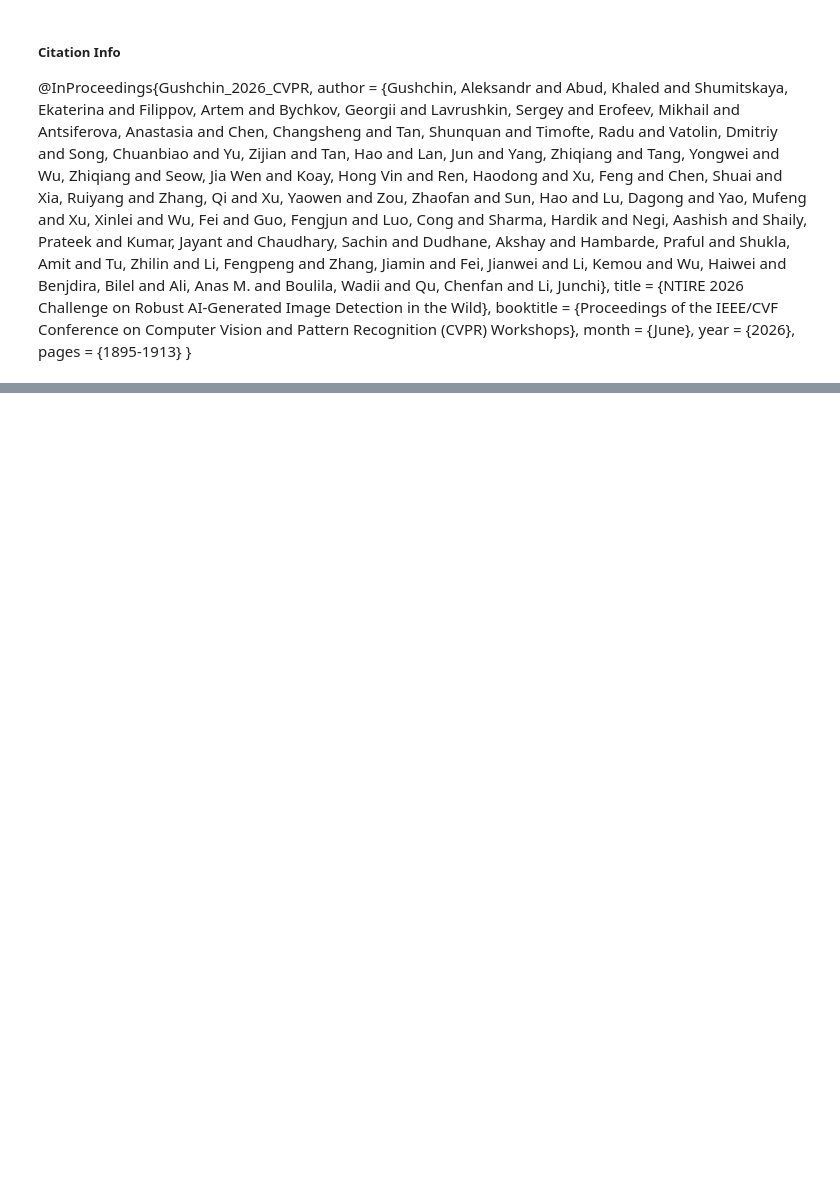
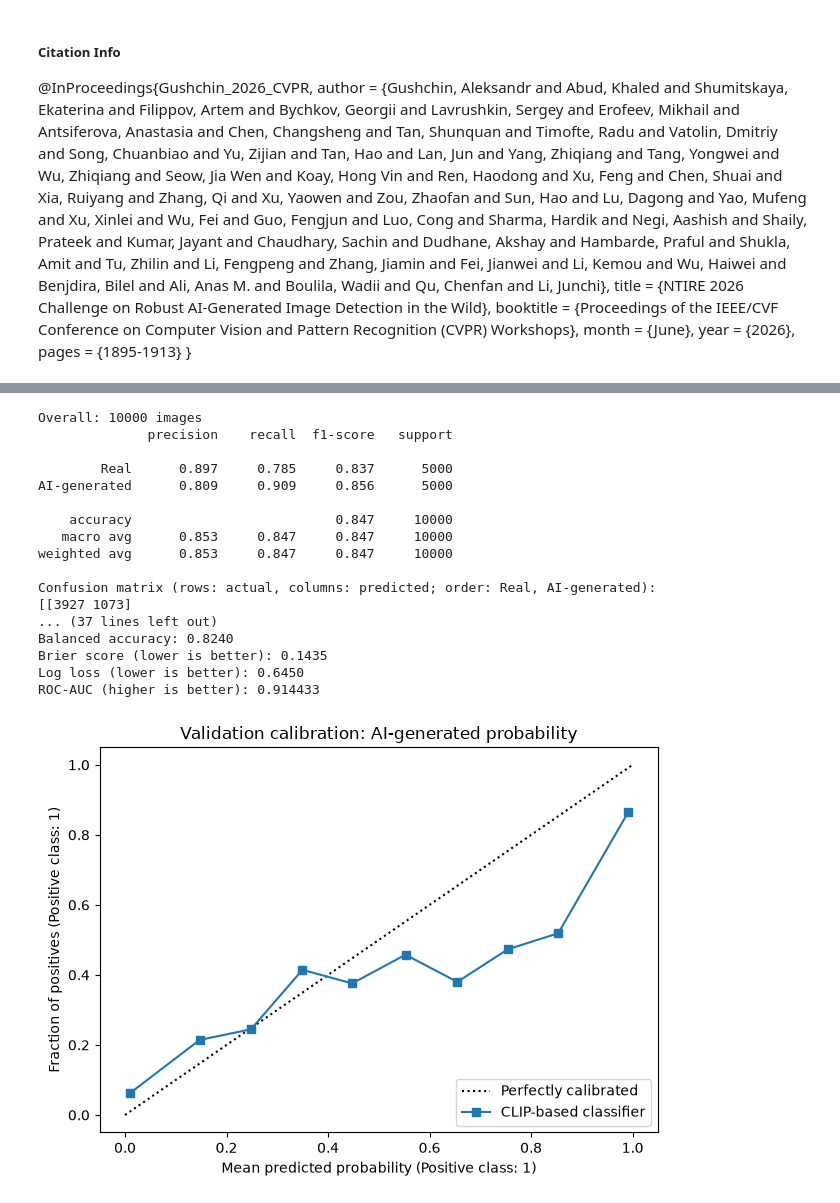
Before and after one commit to lbutch18/AI-Generated-Image-Detection, a Jupyter notebook: training/ntire/training_notebooks/CLIP_tuning.ipynb, the cells around one changed output, grey strips where cells are left out. Cells and saved outputs as stored; diff of their text form; code cells hidden in the pictures; blank space fills up the shorter version.

Commit message:
Fine tune CLIP model with attached classifer (frozen except for last encoder layer

```diff
--- a/training/ntire/training_notebooks/CLIP_tuning.ipynb
+++ b/training/ntire/training_notebooks/CLIP_tuning.ipynb
@@ -87,0 +117,4 @@ model.to(device)
+# %%
+# Set up model
+model = CLIPBinaryClassifier(encoder)
+model.to(device)
@@ -92,23 +143,9 @@ import torch.optim as optim
 
 criterion = nn.CrossEntropyLoss()
 optimizer = optim.Adam([
-    {"params": model.layer3.parameters(), "lr": 1e-5},
-    {"params": model.layer4.parameters(), "lr": 1e-5},
-    {"params": model.fc.parameters(), "lr": 1e-4},
+    {"params": model.classifier.parameters(), "lr": 1e-4},
+    {"params": model.encoder.encoder.layers[-1].parameters(), "lr": 1e-5}
 ])
-# %%
-checkpoint = torch.load(
-    "../models/ResNet50_official_resume.pth",
-    map_location=device,
-    weights_only=True,
-)
-
-model.load_state_dict(checkpoint["model_state"])
-optimizer.load_state_dict(checkpoint["optimizer_state"])
-
-start_epoch = checkpoint["epoch"]  # Repeat the interrupted epoch.
-best_roc_auc = checkpoint["best_roc_auc"]
-miss_count = checkpoint["miss_count"]
 # %%
 # Train/eval loop
 from sklearn.metrics import roc_auc_score
@@ -117,7 +154,7 @@ best_roc_auc = float('-inf')
 miss_count = 0
 max_misses = 5
 
-for epoch in range(start_epoch, 50):
+for epoch in range(50):
     model.train()
 
     running_loss = 0.0
@@ -141,6 +178,7 @@ for epoch in range(start_epoch, 50):
     # Validation
     model.eval()
     y_true, y_ai_probability = [], []
+    y_true_hard, y_ai_probability_hard = [], []
 
     with torch.no_grad():
         for batch in valloader:
@@ -153,10 +191,21 @@ for epoch in range(start_epoch, 50):
     val_roc_auc = roc_auc_score(y_true, y_ai_probability)
     print(f"Validation ROC AUC: {val_roc_auc:.6f}")
 
+    with torch.no_grad():
+            for batch in val_hardloader:
+                images = batch["image"].to(device)
+                ai_probability = model(images).softmax(dim=1)[:, 1]
+
+                y_true_hard.extend(batch["label"].tolist())
+                y_ai_probability_hard.extend(ai_probability.cpu().tolist())
+
+    val_hard_roc_auc = roc_auc_score(y_true_hard, y_ai_probability_hard)
+    print(f"Hard Validation ROC AUC: {val_hard_roc_auc:.6f}")
+
     if val_roc_auc > best_roc_auc:
         best_roc_auc = val_roc_auc
         miss_count = 0
-        torch.save(model, "../models/ResNet50FineTuned_official_distortions.pth")
+        torch.save(model, "../models/CLIPClassifier.pth")
     else:
         miss_count += 1
         if miss_count >= max_misses:
@@ -167,6 +234,6 @@ print('Finished Training')
 # %%
 # Get detailed metrics for the current model on the validation set
-model = torch.load('../models/ResNet50FineTuned_official_distortions.pth', map_location=device, weights_only=False)
+model = torch.load('../models/CLIPClassifier.pth', map_location=device, weights_only=False)
 
 import numpy as np
 import matplotlib.pyplot as plt
@@ -218,33 +285,52 @@ for subset_name, mask in [
     predicted = y_pred[mask]
     scores = y_ai_probability[mask]
     print(classification_report(
         labels,
         predicted,
         labels=[0, 1],
         target_names=["Real", "AI-generated"],
         digits=3,
         zero_division=0,
     ))
     print("Confusion matrix (rows: actual, columns: predicted; order: Real, AI-generated):")
     print(confusion_matrix(labels, predicted, labels=[0, 1]))
     print(f"Balanced accuracy: {balanced_accuracy_score(labels, predicted):.4f}")
     print(f"Brier score (lower is better): {brier_score_loss(labels, scores):.4f}")
     print(f"Log loss (lower is better): {log_loss(labels, scores, labels=[0, 1]):.4f}")
     if len(np.unique(labels)) == 2:
         print(f"ROC-AUC (higher is better): {roc_auc_score(labels, scores):.6f}")
     else:
         print("ROC-AUC is undefined: this subset contains only one class.")
 
 # Near the diagonal means predicted AI probabilities match observed AI frequencies.
 CalibrationDisplay.from_predictions(
     y_true,
     y_ai_probability,
     n_bins=10,
     strategy="uniform",
-    name="ResNet50 tuned",
+    name="CLIP-based classifier",
 )
 plt.title("Validation calibration: AI-generated probability")
 plt.tight_layout()
 plt.show()
+# %% [output]
+Overall: 10000 images
+              precision    recall  f1-score   support
+
+        Real      0.897     0.785     0.837      5000
+AI-generated      0.809     0.909     0.856      5000
+
+    accuracy                          0.847     10000
+   macro avg      0.853     0.847     0.847     10000
+weighted avg      0.853     0.847     0.847     10000
+
+Confusion matrix (rows: actual, columns: predicted; order: Real, AI-generated):
+[[3927 1073]
+... (37 lines left out)
+Balanced accuracy: 0.8240
+Brier score (lower is better): 0.1435
+Log loss (lower is better): 0.6450
+ROC-AUC (higher is better): 0.914433
+[figure, added]
 # %%
 # Get detailed metrics for the current model on the hard validation set
```
Also changed, not shown: parts of 7 cells of this notebook, 3 other files.
